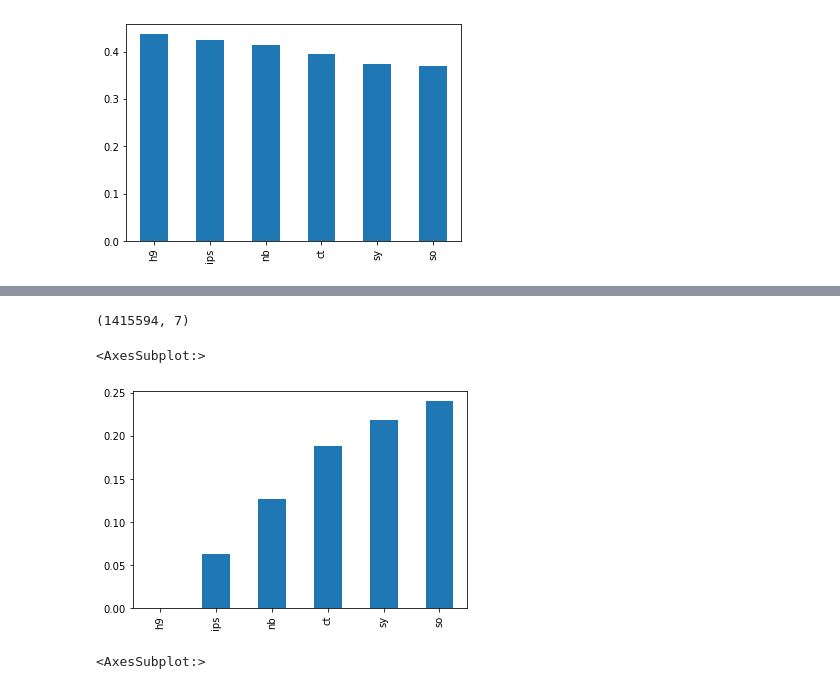
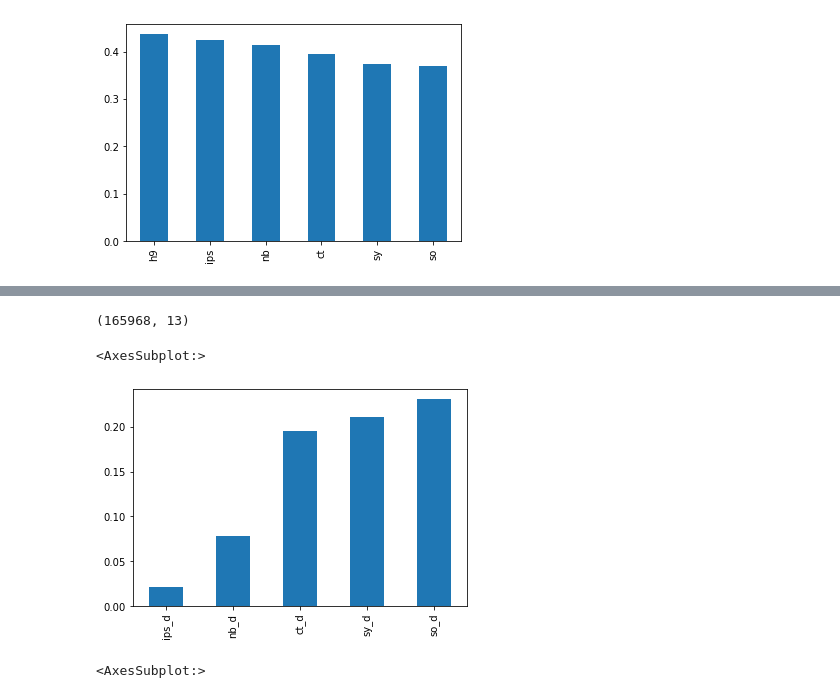
Before and after one commit to moqri/aging_2021, a Jupyter notebook: index/human.ipynb, the cells around one changed output, grey strips where cells are left out. Cells and saved outputs as stored; diff of their text form; code cells hidden in the pictures.

```diff
--- a/index/human.ipynb
+++ b/index/human.ipynb
@@ -164,0 +38,3 @@ len(df)/(10**6)
+# %%
+df=df.dropna()
+df.shape
@@ -169,6 +47,8 @@ df.drop(['g','tss','d','dq'],1).mean().plot(kind='bar')
 [figure]
 # %%
 dl=df[df.h9<.2]
+for cell in cells:
+    dl[cell+'_d']=dl[cell]-dl.h9
 print(dl.shape)
-((dl.drop(['g','tss','d','dq'],1)>.2).sum()/len(dl)).plot(kind='bar')
+dl[[cell+'_d' for cell in cells]].mean().plot(kind='bar')
 # %% [output]
@@ -185,0 +66,5 @@ print(dle.shape)
+# %%
+flank=pd.read_table(data+'wg/flank.fasta',header=None)
+flank=flank[~flank[0].str.contains('chr')]
+df['flank']=flank[0].values
+flank.shape
@@ -193,0 +78,3 @@ print(dh.shape)
+# %%
+for cell in cells:
+    dh[cell+'_d']=dh.h9-dh[cell]
@@ -194,11 +86,11 @@ print(dh.shape)
 # %%
-dho=dh[~dh.tss.isin(ezh.g)].drop(['g','tss','d'],1)
+dho=dh[dh.flank.str[0].isin(['A','T'])&dh.flank.str[3].isin(['A','T'])].drop(['g','tss','d'],1)
 print(dho.shape)
-((dho.drop('dq',1)<.6).sum()/len(dho)).plot(kind='bar')
+dho[[cell+'_d' for cell in cells]].mean().plot(kind='bar')
 # %% [output]
-(1415594, 7)
+(165968, 13)
 <AxesSubplot:>
-[figure, old version]
+[figure, new version]
 # %%
 df.d.hist(bins=100)
 # %% [output]
```
Also changed, not shown: parts of 15 cells of this notebook, 6 other files.
